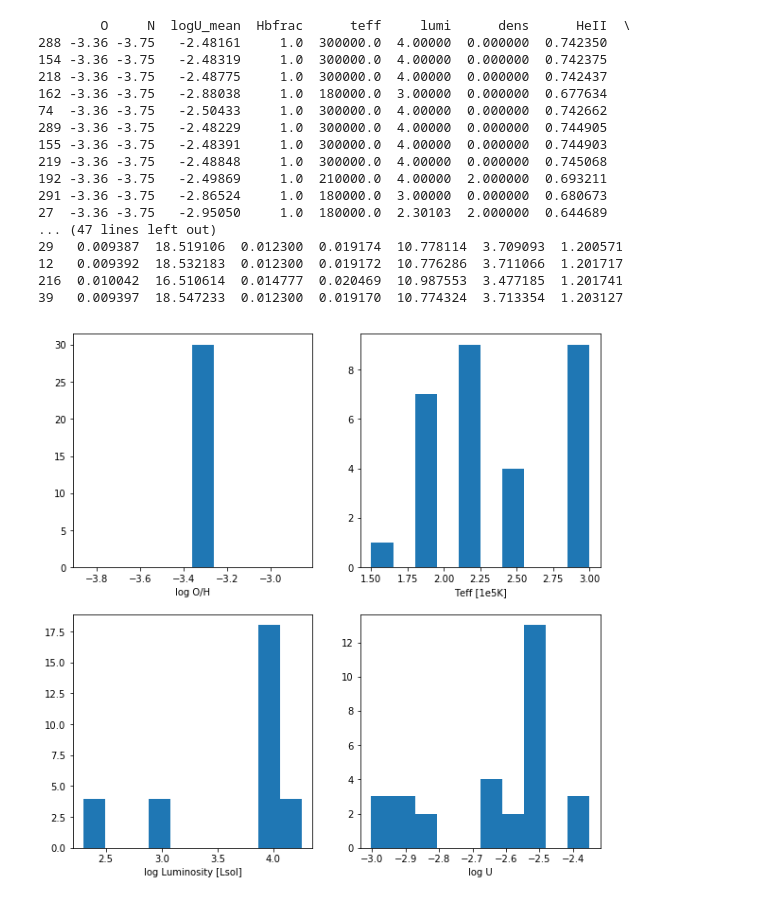
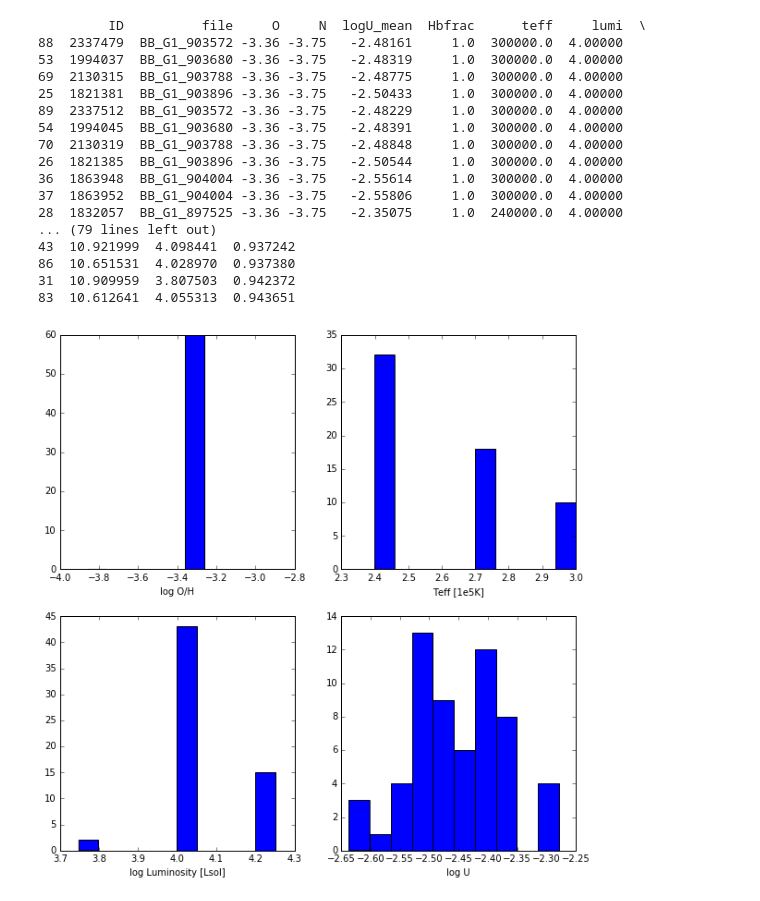
Before and after one commit to Morisset/Cloudy_Summer_School, a Jupyter notebook: Notebooks/Search3MdB.ipynb, the cells around one changed output. Cells and saved outputs as stored; diff of their text form; code cells hidden in the pictures.

Commit message:
incorporating a Cloudy model

```diff
--- a/Notebooks/Search3MdB.ipynb
+++ b/Notebooks/Search3MdB.ipynb
@@ -8,2 +11,9 @@ import numpy as np
 co = pymysql.connect(host='132.248.3.66', db='3MdB',
                      user='OVN_user', passwd='oiii5007')
+# %%
+# Compute some line ratios from the observation paper by Parker et al, 2011
+RO_obs = (4.7+3.1) / 854
+RS_obs = (49.+40) / 5.9
+RO3_obs = 28./854
+RN2_obs = 8.5/453
+print(RO_obs, RS_obs, RO3_obs, RN2_obs)
@@ -10,5 +22,8 @@ co = pymysql.connect(host='132.248.3.66', db='3MdB',
 # %%
+# Look for the models that fit some lines from the 3MdB database
 res = pd.read_sql("""SELECT
+N as ID,
+file,
 OXYGEN as O,
 NITROGEN as N,
 logU_mean,
@@ -16,6 +31,7 @@ Hbfrac,
 atm1 as teff,
 lumi,
 dens,
+radius,
 HE_2__4686A / H__1__4861A as HeII,
 TOTL__7325A/O__3__5007A as RO,
 (S_II__6731A+S_II__6716A)/S__3__6312A as RS,
@@ -26,11 +42,12 @@ N__2__6584A/H__1__4861A as N2
 FROM tab
 WHERE ref like 'PNe_2014'
 AND abs(HE_2__4686A/H__1__4861A - 0.7) / 0.7 < 0.3
-AND abs(TOTL__7325A/O__3__5007A - 0.0095) / 0.0095 < 0.3
-AND abs((S_II__6731A+S_II__6716A)/S__3__6312A - 15 ) / 15 < 0.3
-AND abs(N__2__5755A/N__2__6584A - 0.019) / 0.019 < 0.3
-AND abs(O__3__5007A/H__1__4861A - 8.5) / 8.5 < 0.3
-AND abs(N__2__6584A/H__1__4861A - 4.5) / 4.5 < 0.3
+AND abs(TOTL__7325A/O__3__5007A - 0.00913) / 0.00913 < 0.3
+AND abs((S_II__6731A+S_II__6716A)/S__3__6312A - 15.1 ) / 15.1 < 0.3
+AND abs(N__2__5755A/N__2__6584A - 0.0188) / 0.0188 < 0.3
+AND abs(O__3__5007A/H__1__4861A - 8.54) / 8.54 < 0.3
+AND abs(N__2__6584A/H__1__4861A - 4.53) / 4.53 < 0.3
+AND abs(TOTL__4363A/O__3__5007A - 0.0328) / 0.0328 < 0.6
 """,
 con=co)
-#AND abs(TOTL__4363A/O__3__5007A - 0.033) / 0.033 < 0.5
+#
@@ -41,45 +59,47 @@ len(res)
 # %%
-def khi2(label, obs, sigma=0.15):
+# Let's define a kind of Khi2. And print the 30 best results
+def khi2(label, obs, sigma=0.2):
     return ((res[label] - obs)/obs/sigma)**2
 
 khi2_tot =        ((khi2('HeII', 0.7) +
-                    khi2('RO', 8/850.) +
-                    khi2('RS', 15) +
-#                    khi2('RO3', 28/850) +
-                    khi2('RN2', 0.019) +
-                    khi2('O3', 8.5) +
-                    khi2('N2', 4.5))/6)
+                    khi2('RO', RO_obs) +
+                    khi2('RS', RS_obs) +
+                    khi2('RO3', RO3_obs, sigma=0.4) +
+                    khi2('RN2', RN2_obs) +
+                    khi2('O3', 8.54) +
+                    khi2('N2', 4.53))/7)
 res['khi2'] = khi2_tot
 res=res.sort_values('khi2')
 print(res[0:30])
 # %% [output]
-        O     N  logU_mean  Hbfrac      teff     lumi      dens      HeII  \
-288 -3.36 -3.75   -2.48161     1.0  300000.0  4.00000  0.000000  0.742350
-154 -3.36 -3.75   -2.48319     1.0  300000.0  4.00000  0.000000  0.742375
-218 -3.36 -3.75   -2.48775     1.0  300000.0  4.00000  0.000000  0.742437
-162 -3.36 -3.75   -2.88038     1.0  180000.0  3.00000  0.000000  0.677634
-74  -3.36 -3.75   -2.50433     1.0  300000.0  4.00000  0.000000  0.742662
-289 -3.36 -3.75   -2.48229     1.0  300000.0  4.00000  0.000000  0.744905
-155 -3.36 -3.75   -2.48391     1.0  300000.0  4.00000  0.000000  0.744903
-219 -3.36 -3.75   -2.48848     1.0  300000.0  4.00000  0.000000  0.745068
-192 -3.36 -3.75   -2.49869     1.0  210000.0  4.00000  2.000000  0.693211
-291 -3.36 -3.75   -2.86524     1.0  180000.0  3.00000  0.000000  0.680673
-27  -3.36 -3.75   -2.95050     1.0  180000.0  2.30103  2.000000  0.644689
-... (47 lines left out)
-29   0.009387  18.519106  0.012300  0.019174  10.778114  3.709093  1.200571
-12   0.009392  18.532183  0.012300  0.019172  10.776286  3.711066  1.201717
-216  0.010042  16.510614  0.014777  0.020469  10.987553  3.477185  1.201741
-39   0.009397  18.547233  0.012300  0.019170  10.774324  3.713354  1.203127
+         ID          file     O     N  logU_mean  Hbfrac      teff     lumi  \
+88  2337479  BB_G1_903572 -3.36 -3.75   -2.48161     1.0  300000.0  4.00000
+53  1994037  BB_G1_903680 -3.36 -3.75   -2.48319     1.0  300000.0  4.00000
+69  2130315  BB_G1_903788 -3.36 -3.75   -2.48775     1.0  300000.0  4.00000
+25  1821381  BB_G1_903896 -3.36 -3.75   -2.50433     1.0  300000.0  4.00000
+89  2337512  BB_G1_903572 -3.36 -3.75   -2.48229     1.0  300000.0  4.00000
+54  1994045  BB_G1_903680 -3.36 -3.75   -2.48391     1.0  300000.0  4.00000
+70  2130319  BB_G1_903788 -3.36 -3.75   -2.48848     1.0  300000.0  4.00000
+26  1821385  BB_G1_903896 -3.36 -3.75   -2.50544     1.0  300000.0  4.00000
+36  1863948  BB_G1_904004 -3.36 -3.75   -2.55614     1.0  300000.0  4.00000
+37  1863952  BB_G1_904004 -3.36 -3.75   -2.55806     1.0  300000.0  4.00000
+28  1832057  BB_G1_897525 -3.36 -3.75   -2.35075     1.0  240000.0  4.00000
+... (79 lines left out)
+43  10.921999  4.098441  0.937242
+86  10.651531  4.028970  0.937380
+31  10.909959  3.807503  0.942372
+83  10.612641  4.055313  0.943651
 # %%
-res2 = res[0:30]
+# Let's do some histograms of the 60 best models
+res2 = res[0:60]
 f, ((ax1, ax2), (ax3, ax4)) = plt.subplots(2,2, figsize=(10,10))
 ax1.hist(res2['O'])
 ax1.set_xlabel('log O/H')
 ax2.hist(res2['teff']/1e5)
 ax2.set_xlabel('Teff [1e5K]')
 ax3.hist(res2['lumi'])
 ax3.set_xlabel('log Luminosity [Lsol]')
 ax4.hist(res2['logU_mean'])
 ax4.set_xlabel('log U');
 # %% [output]
-[figure, old version]
+[figure, new version]
```
Also changed, not shown: parts of 15 cells of this notebook.
